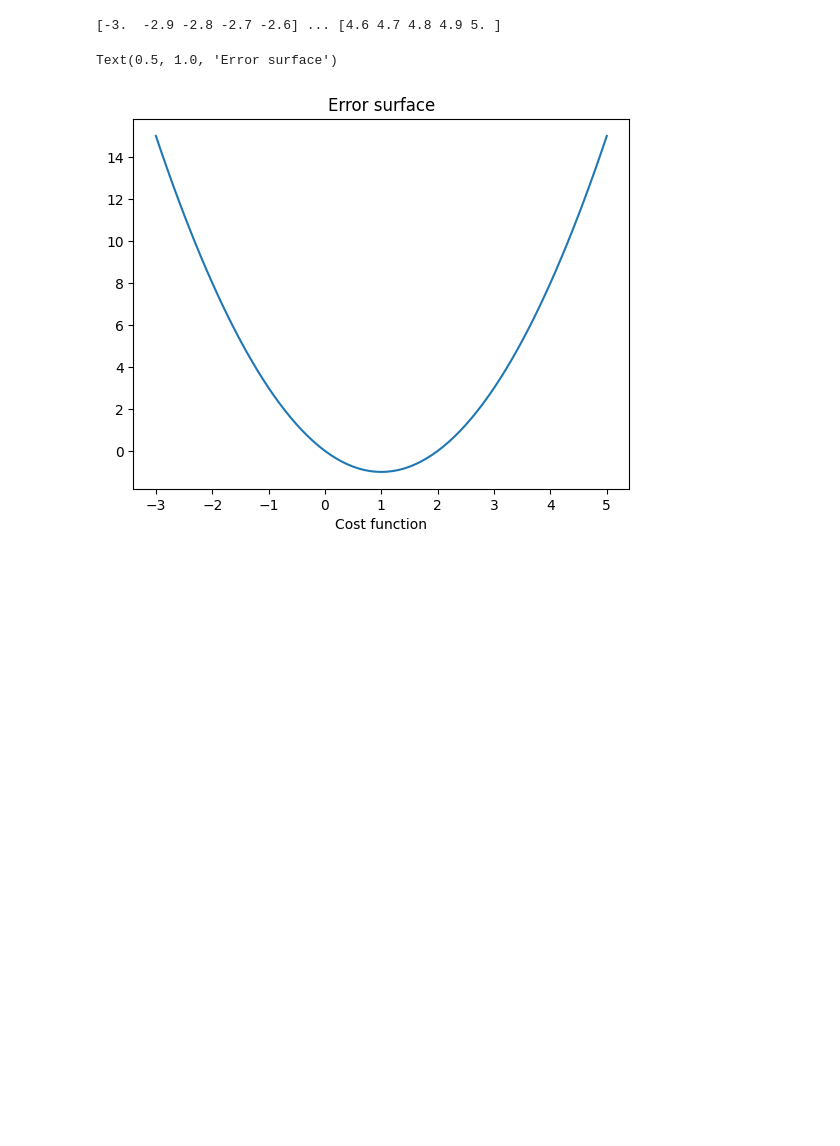
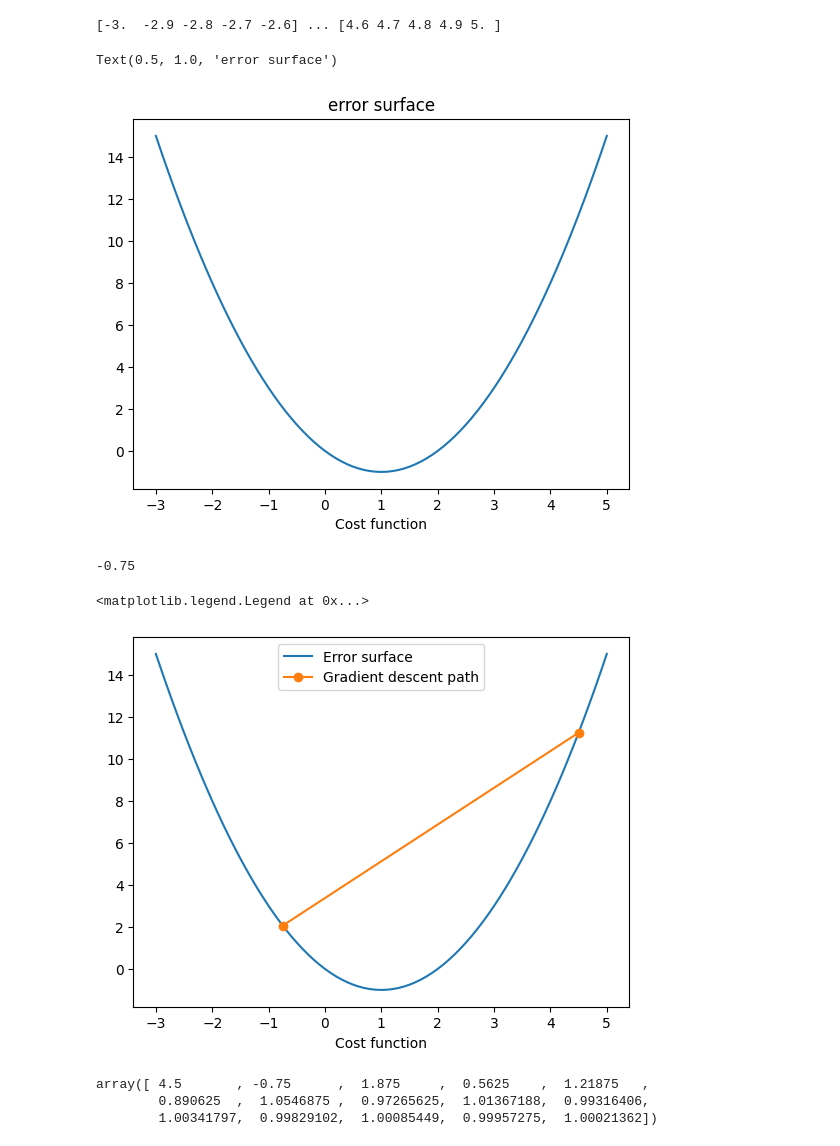
Before and after one commit to Eemiaa/Data-Science-Project-Python-LEARNING, a Jupyter notebook: capitulo_4.ipynb, the cells around one changed output. Drawn from its saved outputs; the diff is of its cells as text; code cells hidden in the pictures; blank space fills up the shorter version.

```diff
--- a/capitulo_4.ipynb
+++ b/capitulo_4.ipynb
@@ -34,13 +34,47 @@ print(X_poly[:5], '...', X_poly[-5:])
 # %% [output]
 [-3.  -2.9 -2.8 -2.7 -2.6] ... [4.6 4.7 4.8 4.9 5. ]
 # %%
+#função que retorna o valor da função custo
 def cost_function(X):
   return X * (X-2)
 y_poly = cost_function(X_poly)
 plt.plot(X_poly, y_poly)
 plt.xlabel('Parameter value')
 plt.xlabel('Cost function')
-plt.title('Error surface')
+plt.title('error surface')
 # %% [output]
-Text(0.5, 1.0, 'Error surface')
+Text(0.5, 1.0, 'error surface')
 [figure]
+# %%
+#função para o valor do gradiente. Ela é uma derivada analítica da função custo.
+def gradient(X):
+  return (2*X) - 2
+x_start = 4.5
+learning_rate = 0.75
+x_next = x_start - gradient(x_start)*learning_rate
+x_next
+# %% [output]
+-0.75
+# %%
+#plotagem do caminho do gradiente descendente, do ponto inicial ao próximo ponto:
+plt.plot(X_poly, y_poly)
+plt.plot([x_start, x_next], [cost_function(x_start), cost_function(x_next)], '-o')
+plt.xlabel('Parameter value')
+plt.xlabel('Cost function')
+plt.legend(['Error surface', 'Gradient descent path'])
+# %% [output]
+<matplotlib.legend.Legend at 0x...>
+[figure, added]
+# %%
+#14 iterações para convergir em direção ao mínimo local da função custo
+iterations = 15
+x_path = np.empty(iterations,)
+x_path[0] = x_start
+for iteration_count in range(1, iterations):
+  derivate = gradient(x_path[iteration_count-1])
+  x_path[iteration_count] = x_path[iteration_count-1] - (derivate* learning_rate)
+x_path
+# %% [output]
+array([ 4.5       , -0.75      ,  1.875     ,  0.5625    ,  1.21875   ,
+        0.890625  ,  1.0546875 ,  0.97265625,  1.01367188,  0.99316406,
+        1.00341797,  0.99829102,  1.00085449,  0.99957275,  1.00021362])
```
Also changed, not shown: parts of 2 cells of this notebook.
